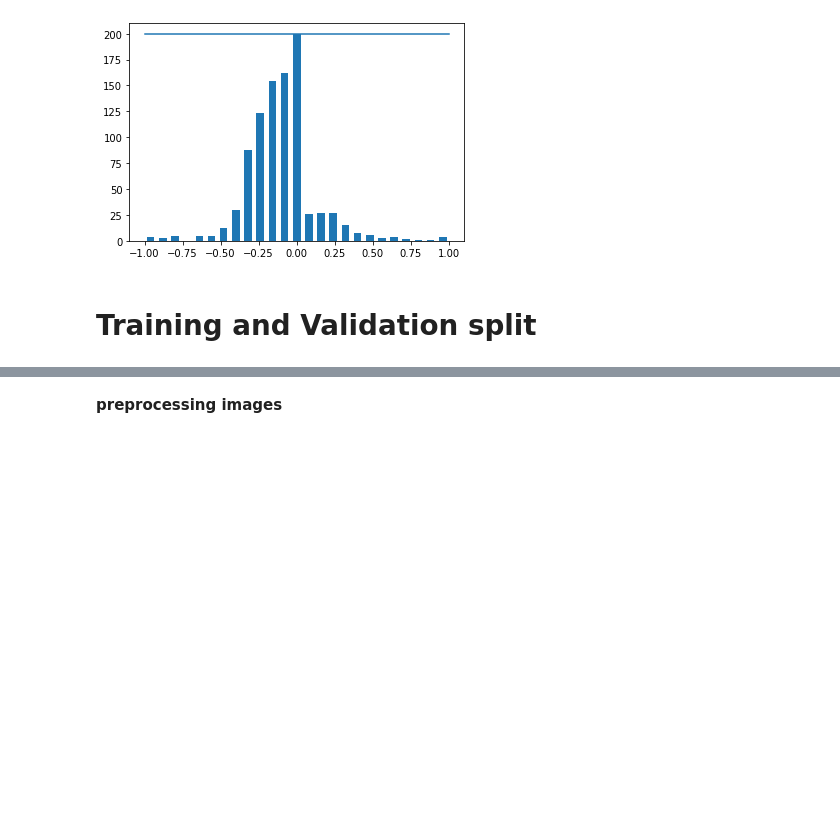
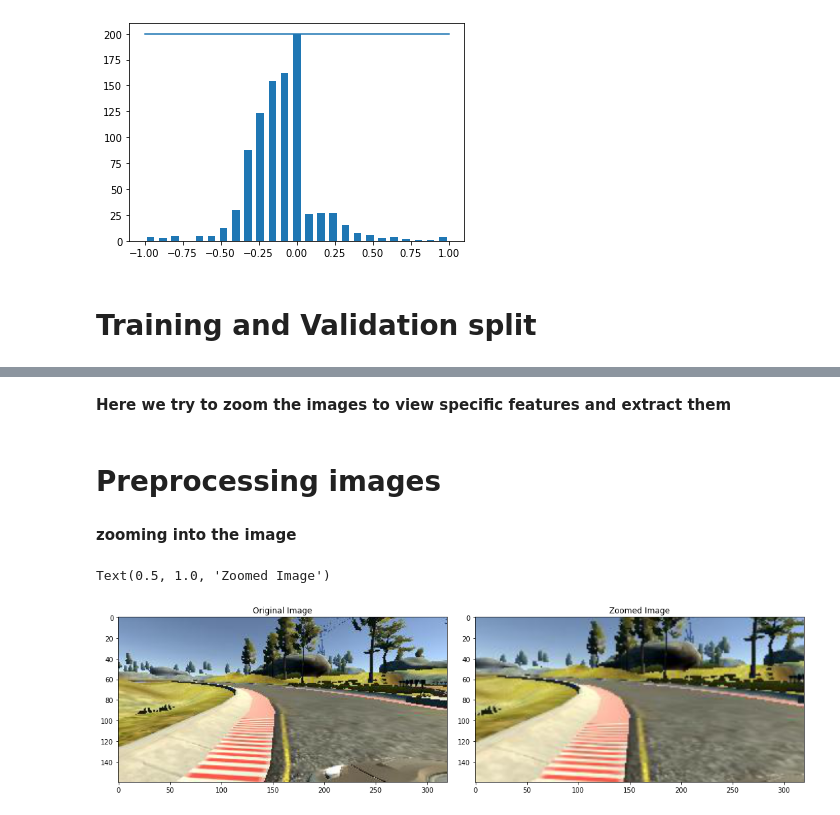
Before and after one commit to lopeselio/Behavioral-Cloning-Udacity--Self-Driving-Car-using-Deep-Learning, a Jupyter notebook: Behavioral_Cloning.ipynb, the cells around one changed output, grey strips where cells are left out. Saved outputs shown, nothing was run; the diff lists cells and outputs as text; code cells hidden in the pictures; blank space fills up the shorter version.

```diff
--- a/Behavioral_Cloning.ipynb
+++ b/Behavioral_Cloning.ipynb
@@ -147,2 +171,28 @@ Text(0.5, 1.0, 'Validation set')
+# %% [markdown]
+**Here we try to zoom the images to view specific features and extract them**
 # %% [markdown]
-**preprocessing images**
+# **Preprocessing images**
+# %%
+
+def zoom(image):
+  zoom = iaa.Affine(scale=(1, 1.3))
+  image = zoom.augment_image(image)
+  return image
+# %% [markdown]
+**zooming into the image**
+# %%
+image = image_paths[random.randint(0, 1000)]
+original_image = mpimg.imread(image)
+zoomed_image = zoom(original_image)
+
+fig, axs = plt.subplots(1, 2, figsize=(15, 10))
+fig.tight_layout()
+
+axs[0].imshow(original_image)
+axs[0].set_title('Original Image')
+
+axs[1].imshow(zoomed_image)
+axs[1].set_title('Zoomed Image')
+# %% [output]
+Text(0.5, 1.0, 'Zoomed Image')
+[figure, added]
```
Also changed, not shown: parts of 17 cells of this notebook, 1 other file.
